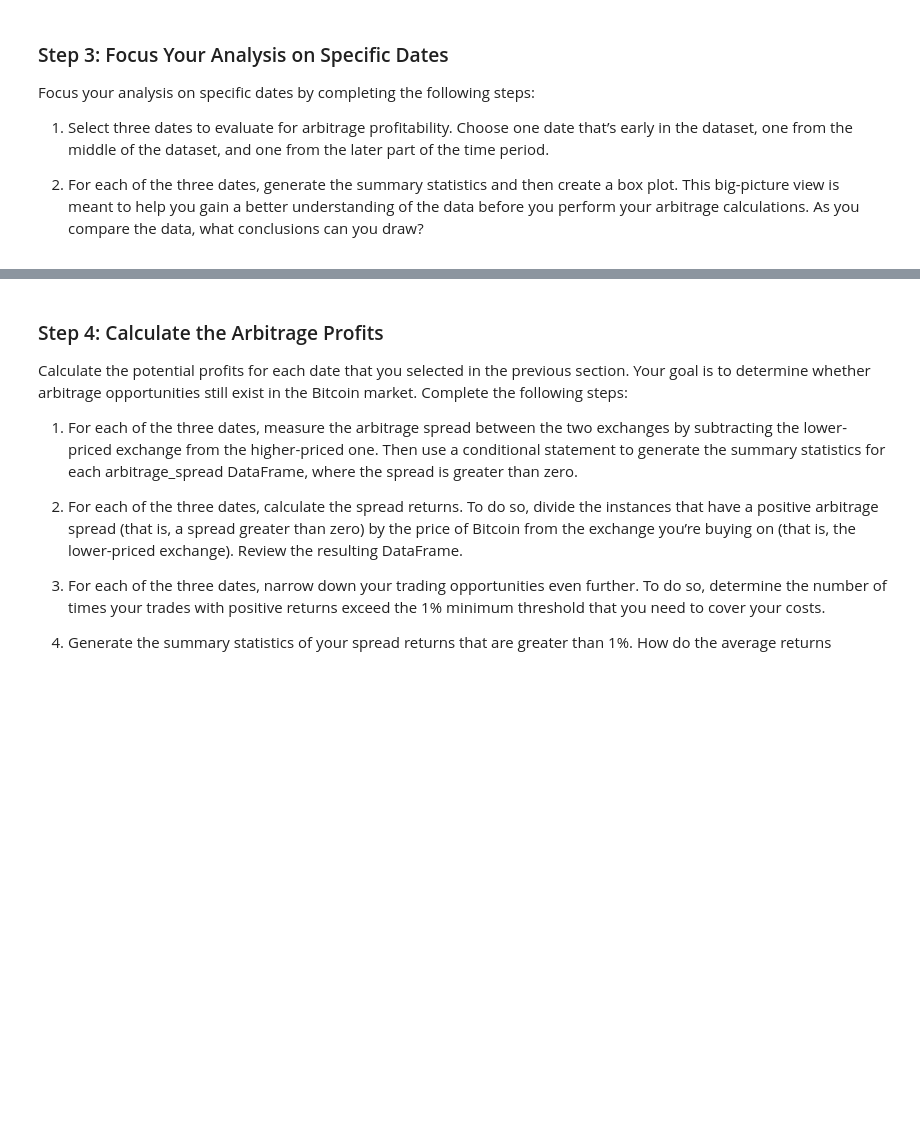
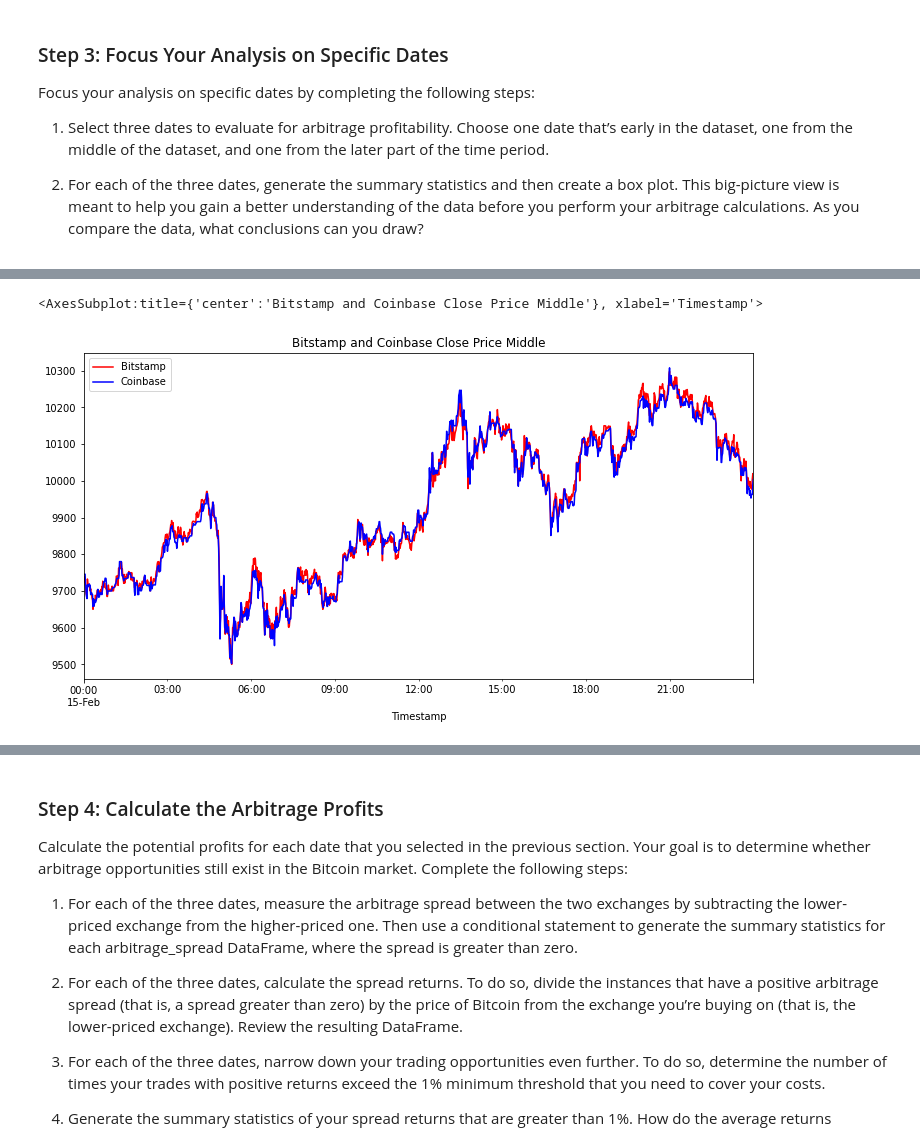
Before and after one commit to ndanialy/Crypto-Arbitrage-App, a Jupyter notebook: crypto_arbitrage.ipynb, the cells around one changed output, grey strips where cells are left out. Drawn from its saved outputs; the diff is of its cells as text; code cells hidden in the pictures; blank space fills up the shorter version.

```diff
--- a/crypto_arbitrage.ipynb
+++ b/crypto_arbitrage.ipynb
@@ -406,7 +432,14 @@ SyntaxError: invalid syntax (<ipython-input-26-9c1f332784dd>, line 3)
 # %%
 # Create an overlay plot that visualizes the two dataframes over a period of one day from the middle of the dataset.
 # Be sure that the plots include the parameters `legend`, `figsize`, `title`, `color` and `label`
 # YOUR CODE HERE
+
+#Visualizing the 2 line graphs of the bitstamp and coinbase dataframes for one day in the middle.
+bitstamp_sliced.loc["2018-2-15":"2018-2-15"].plot(kind="line",figsize=(12,6), color="red", legend="Bitstamp", label = "Bitstamp")
+coinbase_sliced.loc["2018-2-15":"2018-2-15"].plot(kind="line",figsize=(12,6), color="blue", title="Bitstamp and Coinbase Close Price Middle",legend="Coinbase", label="Coinbase")
+# %% [output]
+<AxesSubplot:title={'center':'Bitstamp and Coinbase Close Price Middle'}, xlabel='Timestamp'>
+[figure, added]
 # %%
 # Using the date in the middle that you have selected, calculate the arbitrage spread
 # by subtracting the bitstamp lower closing prices from the coinbase higher closing prices
```
Also changed, not shown: parts of 8 cells of this notebook.
